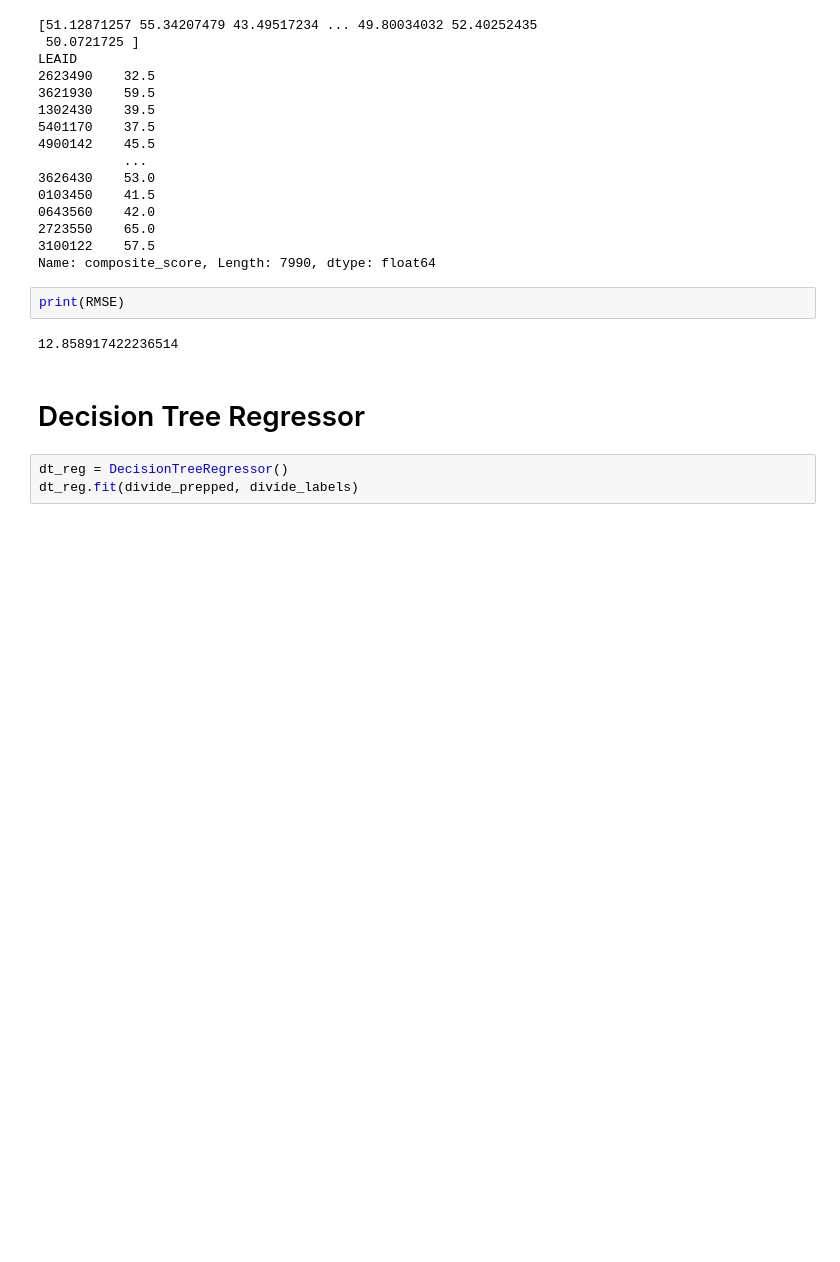
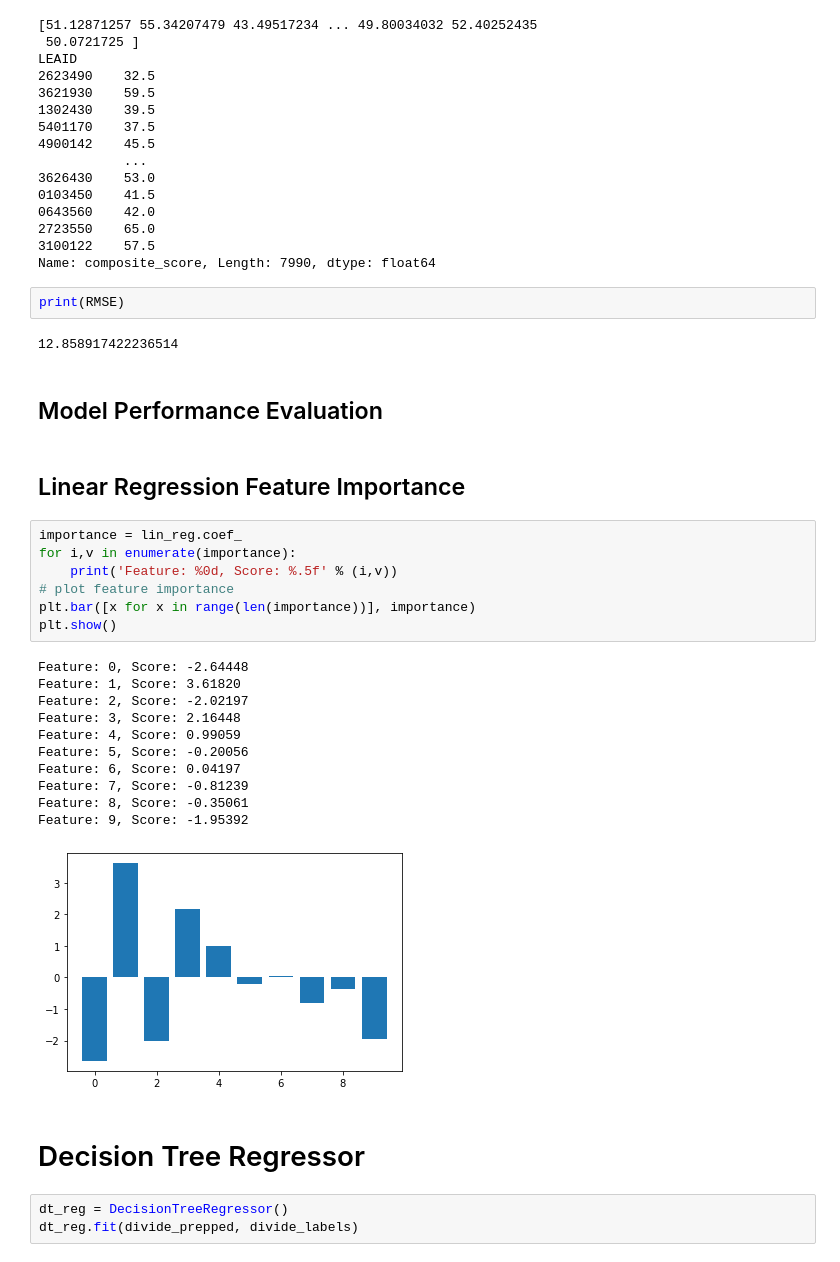
Before and after one commit to anewt225/Decoding-the-Digital-Divide, a Jupyter notebook: notebooks/model_new.ipynb, the cells around one changed output. Saved outputs shown, nothing was run; the diff lists cells and outputs as text; blank space fills up the shorter version.

```diff
--- a/notebooks/model_new.ipynb
+++ b/notebooks/model_new.ipynb
@@ -116,6 +126,29 @@ Name: composite_score, Length: 7990, dtype: float64
 print(RMSE)
 # %% [output]
 12.858917422236514
+# %% [markdown]
+## Model Performance Evaluation
+# %% [markdown]
+## Linear Regression Feature Importance
+# %%
+importance = lin_reg.coef_
+for i,v in enumerate(importance):
+	print('Feature: %0d, Score: %.5f' % (i,v))
+# plot feature importance
+plt.bar([x for x in range(len(importance))], importance)
+plt.show()
+# %% [output]
+Feature: 0, Score: -2.64448
+Feature: 1, Score: 3.61820
+Feature: 2, Score: -2.02197
+Feature: 3, Score: 2.16448
+Feature: 4, Score: 0.99059
+Feature: 5, Score: -0.20056
+Feature: 6, Score: 0.04197
+Feature: 7, Score: -0.81239
+Feature: 8, Score: -0.35061
+Feature: 9, Score: -1.95392
+[figure, added]
 # %% [markdown]
 # Decision Tree Regressor
 # %%
```
Also changed, not shown: parts of 18 cells of this notebook, 5 other files.
